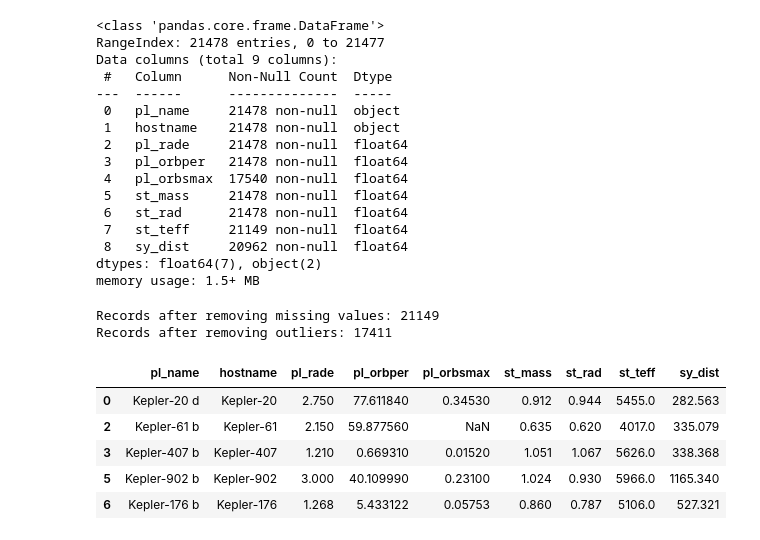
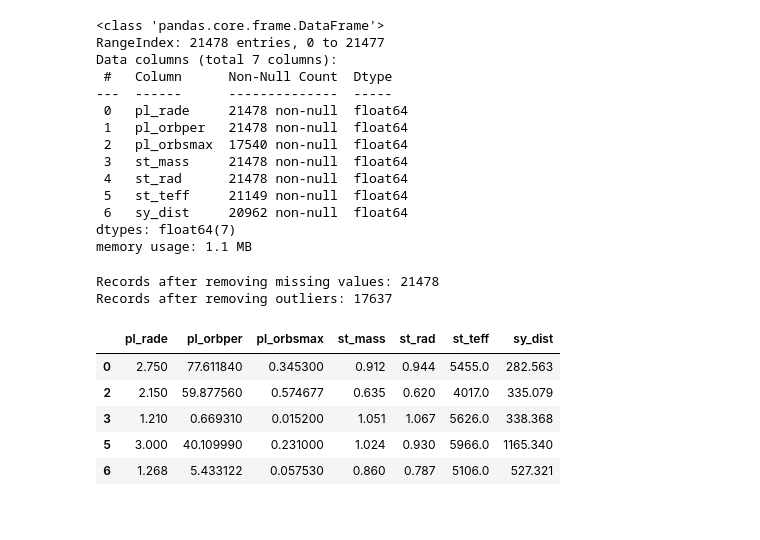
Before and after one commit to apoorvapu/data_science, a Jupyter notebook: astrophysics.ipynb, the cells around one changed output. Cells and saved outputs as stored; diff of their text form; code cells hidden in the pictures.

```diff
--- a/astrophysics.ipynb
+++ b/astrophysics.ipynb
@@ -87,23 +30,14 @@ def load_exoplanet_data():
     # NASA Exoplanet Archive URL for Planetary Systems Composite Table
     url = "https://exoplanetarchive.ipac.caltech.edu/TAP/sync?query=select+pl_name,hostname,pl_rade,pl_masse,pl_orbper,pl_orbsmax,st_mass,st_rad,st_teff,sy_dist+from+ps+where+pl_rade+is+not+null+and+st_mass+is+not+null+and+st_rad+is+not+null+and+pl_orbper+is+not+null&format=csv"
 
-    try:
-        df = pd.read_csv(url)
-        print(f"✅ Successfully loaded {len(df)} exoplanet records")
-        return df
-    except Exception as e:
-        print(f"❌ Error loading data: {e}")
-        print("📝 Using backup synthetic data for demonstration...")
-        return create_synthetic_data()
+    df = pd.read_csv(url)
+    return df
 
 def explore_dataset(df):
     """Explore the dataset structure and basic statistics"""
-    print("\n🔍 Dataset Overview")
-    print("-" * 30)
     print(f"Shape: {df.shape}")
     print(f"Columns: {list(df.columns)}")
 
-    print("\n📊 Basic Statistics:")
     print(df.describe())
 
     print("\n❓ Missing Values:")
@@ -120,8 +54,10 @@ def preprocess_data(df):
     """Clean and preprocess the data"""
 
     # Remove rows with missing values in key columns
-    key_columns = ['pl_rade', 'st_mass', 'st_rad', 'st_teff', 'pl_orbper']
-    df_clean = df.dropna(subset=key_columns).copy()
+    key_columns = [col for col in df.columns]
+
+    df_clean = df.copy()
+    df_clean[key_columns] = df_clean[key_columns].fillna(df_clean[key_columns].mean())
 
     print(f"Records after removing missing values: {len(df_clean)}")
 
@@ -135,9 +71,7 @@ def preprocess_data(df):
         return df[(df[column] >= lower_bound) & (df[column] <= upper_bound)]
 
     # Remove outliers from key columns
-    for col in ['pl_rade', 'st_mass', 'st_rad', 'pl_orbper']:
-        if col in df_clean.columns:
-            df_clean = remove_outliers(df_clean, col)
+    for col in key_columns: df_clean = remove_outliers(df_clean, col)
 
     print(f"Records after removing outliers: {len(df_clean)}")
 
@@ -147,8 +81,7 @@ def prepare_features(df):
     """Prepare features for machine learning"""
 
     # Define potential features
-    feature_columns = ['st_mass', 'st_rad', 'st_teff', 'pl_orbper', 'pl_orbsmax',
-                      'pl_eqtemp', 'st_luminosity', 'pl_insolation']
+    feature_columns = [col for col in df.columns if col != 'pl_rade']
 
     # Check which features are available and have valid data
     available_features = []
@@ -176,12 +109,4 @@ def prepare_features(df):
     print(f"Final feature matrix shape: {X.shape}")
     print(f"Final target vector shape: {y.shape}")
 
-    # Verify no NaN values remain
-    if X.isna().any().any() or y.isna().any():
-        print("⚠️  Warning: NaN values still present")
-        print("NaN in features:", X.isna().sum())
-        print("NaN in target:", y.isna().sum())
-    else:
-        print("✅ No NaN values found - ready for modeling")
-
     return X, y, available_features
@@ -696,3 +270,6 @@ dtype: int64
 | 2 | Kepler-61 b | Kepler-61 | 2.15000 | NaN | 59.877560 | NaN | 0.635 | 0.620 | 4017.0 | 335.079 |
 | 3 | Kepler-407 b | Kepler-407 | 1.21000 | NaN | 0.669310 | 0.0152 | 1.051 | 1.067 | 5626.0 | 338.368 |
 | 4 | WASP-58 b | WASP-58 | 15.35633 | 285.72917 | 5.017180 | 0.0562 | 0.940 | 1.170 | 5800.0 | 290.404 |
+# %%
+df=df.drop(columns=['pl_name','hostname'])
+df.info()
@@ -722,33 +313,32 @@ df.info()
 # %% [output]
 <class 'pandas.core.frame.DataFrame'>
 RangeIndex: 21478 entries, 0 to 21477
-Data columns (total 9 columns):
+Data columns (total 7 columns):
  #   Column      Non-Null Count  Dtype
 ---  ------      --------------  -----
- 0   pl_name     21478 non-null  object
- 1   hostname    21478 non-null  object
- 2   pl_rade     21478 non-null  float64
- 3   pl_orbper   21478 non-null  float64
- 4   pl_orbsmax  17540 non-null  float64
- 5   st_mass     21478 non-null  float64
- 6   st_rad      21478 non-null  float64
- 7   st_teff     21149 non-null  float64
- 8   sy_dist     20962 non-null  float64
-dtypes: float64(7), object(2)
-memory usage: 1.5+ MB
+ 0   pl_rade     21478 non-null  float64
+ 1   pl_orbper   21478 non-null  float64
+ 2   pl_orbsmax  17540 non-null  float64
+ 3   st_mass     21478 non-null  float64
+ 4   st_rad      21478 non-null  float64
+ 5   st_teff     21149 non-null  float64
+ 6   sy_dist     20962 non-null  float64
+dtypes: float64(7)
+memory usage: 1.1 MB
 # %%
 # Preprocess data
 df_clean = preprocess_data(df)
+df_clean.dropna(inplace=True)
 df_clean.head()
 # %% [output]
-Records after removing missing values: 21149
-Records after removing outliers: 17411
+Records after removing missing values: 21478
+Records after removing outliers: 17637
-|  | pl_name | hostname | pl_rade | pl_orbper | pl_orbsmax | st_mass | st_rad | st_teff | sy_dist |
-| 0 | Kepler-20 d | Kepler-20 | 2.750 | 77.611840 | 0.34530 | 0.912 | 0.944 | 5455.0 | 282.563 |
-| 2 | Kepler-61 b | Kepler-61 | 2.150 | 59.877560 | NaN | 0.635 | 0.620 | 4017.0 | 335.079 |
-| 3 | Kepler-407 b | Kepler-407 | 1.210 | 0.669310 | 0.01520 | 1.051 | 1.067 | 5626.0 | 338.368 |
-| 5 | Kepler-902 b | Kepler-902 | 3.000 | 40.109990 | 0.23100 | 1.024 | 0.930 | 5966.0 | 1165.340 |
-| 6 | Kepler-176 b | Kepler-176 | 1.268 | 5.433122 | 0.05753 | 0.860 | 0.787 | 5106.0 | 527.321 |
+|  | pl_rade | pl_orbper | pl_orbsmax | st_mass | st_rad | st_teff | sy_dist |
+| 0 | 2.750 | 77.611840 | 0.345300 | 0.912 | 0.944 | 5455.0 | 282.563 |
+| 2 | 2.150 | 59.877560 | 0.574677 | 0.635 | 0.620 | 4017.0 | 335.079 |
+| 3 | 1.210 | 0.669310 | 0.015200 | 1.051 | 1.067 | 5626.0 | 338.368 |
+| 5 | 3.000 | 40.109990 | 0.231000 | 1.024 | 0.930 | 5966.0 | 1165.340 |
+| 6 | 1.268 | 5.433122 | 0.057530 | 0.860 | 0.787 | 5106.0 | 527.321 |
 # %%
 df_clean.info()
 # %% [output]
```
Also changed, not shown: parts of 18 cells of this notebook.
